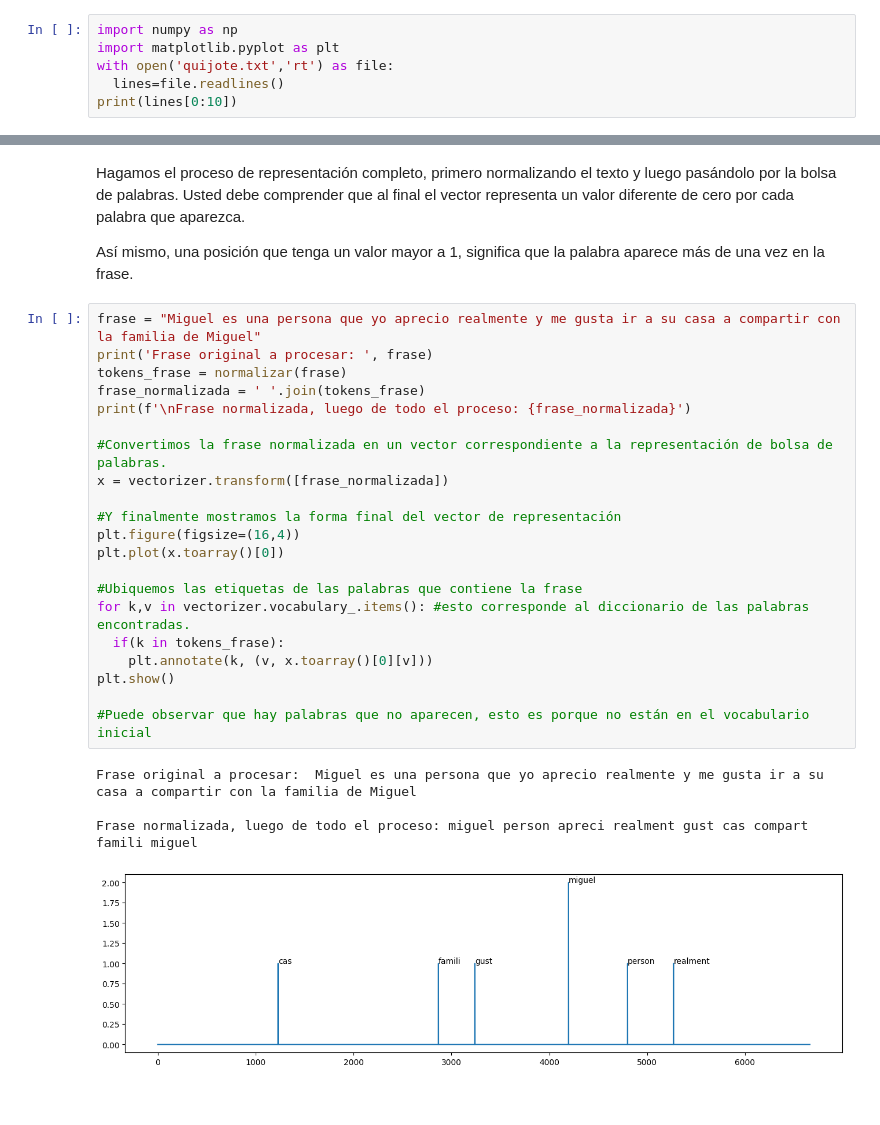
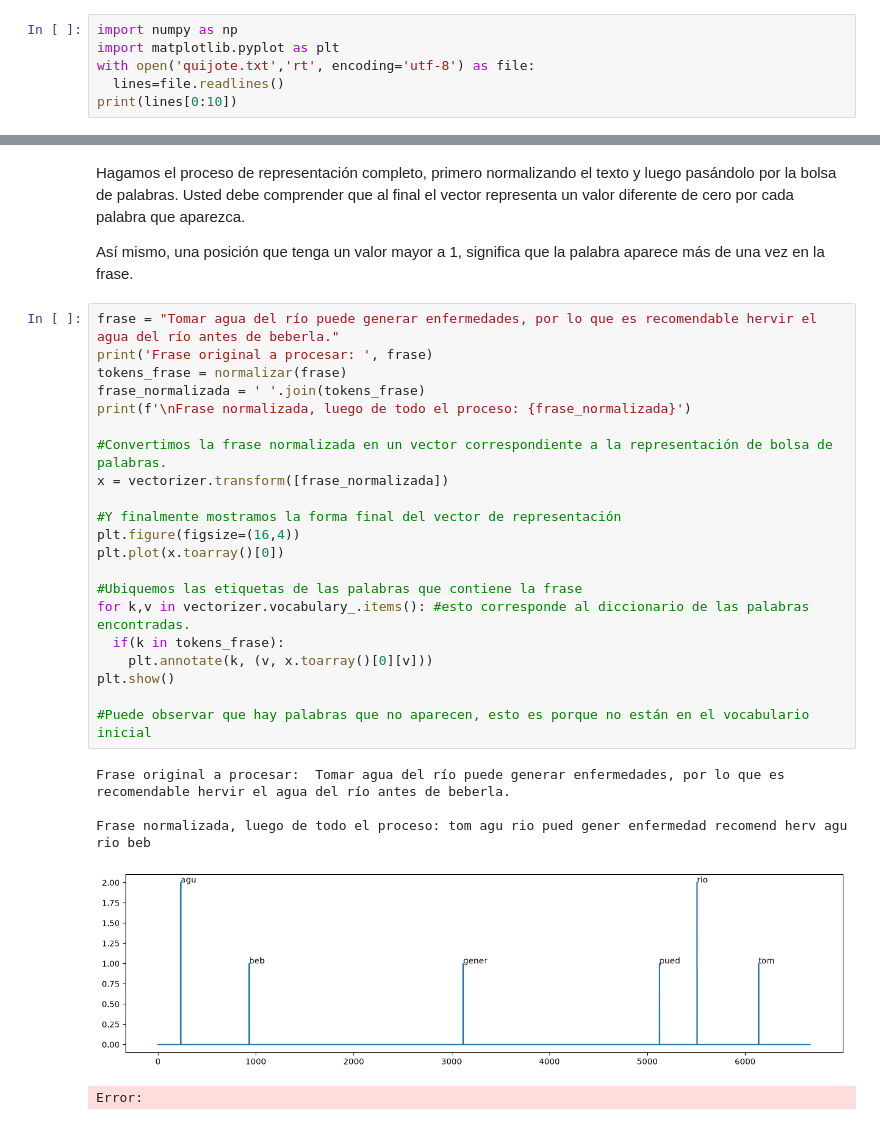
Before and after one commit to robertohincapie/Curso_MineriaMultimedia, a Jupyter notebook: Unidad 3/PLN_Bag_of_Words.ipynb, the cells around one changed output, grey strips where cells are left out. Saved outputs shown, nothing was run; the diff lists cells and outputs as text.

```diff
--- a/Unidad 3/PLN_Bag_of_Words.ipynb
+++ b/Unidad 3/PLN_Bag_of_Words.ipynb
@@ -9,7 +7,7 @@ Vamos a considerar el libro de Don Quijote para hacer un procesamiento del texto
 # %%
 import numpy as np
 import matplotlib.pyplot as plt
-with open('quijote.txt','rt') as file:
+with open('quijote.txt','rt', encoding='utf-8') as file:
   lines=file.readlines()
 print(lines[0:10])
 # %% [output]
@@ -125,28 +118,29 @@ Hagamos el proceso de representación completo, primero normalizando el texto y
 
 Así mismo, una posición que tenga un valor mayor a 1, significa que la palabra aparece más de una vez en la frase.
 # %%
-frase = "Miguel es una persona que yo aprecio realmente y me gusta ir a su casa a compartir con la familia de Miguel"
+frase = "Tomar agua del río puede generar enfermedades, por lo que es recomendable hervir el agua del río antes de beberla."
 print('Frase original a procesar: ', frase)
 tokens_frase = normalizar(frase)
 frase_normalizada = ' '.join(tokens_frase)
 print(f'\nFrase normalizada, luego de todo el proceso: {frase_normalizada}')
 
 #Convertimos la frase normalizada en un vector correspondiente a la representación de bolsa de palabras.
 x = vectorizer.transform([frase_normalizada])
 
 #Y finalmente mostramos la forma final del vector de representación
 plt.figure(figsize=(16,4))
 plt.plot(x.toarray()[0])
 
 #Ubiquemos las etiquetas de las palabras que contiene la frase
 for k,v in vectorizer.vocabulary_.items(): #esto corresponde al diccionario de las palabras encontradas.
   if(k in tokens_frase):
     plt.annotate(k, (v, x.toarray()[0][v]))
 plt.show()
 
 #Puede observar que hay palabras que no aparecen, esto es porque no están en el vocabulario inicial
 # %% [output]
-Frase original a procesar:  Miguel es una persona que yo aprecio realmente y me gusta ir a su casa a compartir con la familia de Miguel
+Frase original a procesar:  Tomar agua del río puede generar enfermedades, por lo que es recomendable hervir el agua del río antes de beberla.
 
-Frase normalizada, luego de todo el proceso: miguel person apreci realment gust cas compart famili miguel
+Frase normalizada, luego de todo el proceso: tom agu rio pued gener enfermedad recomend herv agu rio beb
-[figure, old version]
+[figure, new version]
+Error:
```
Also changed, not shown: parts of 3 cells of this notebook, 4 other files.
